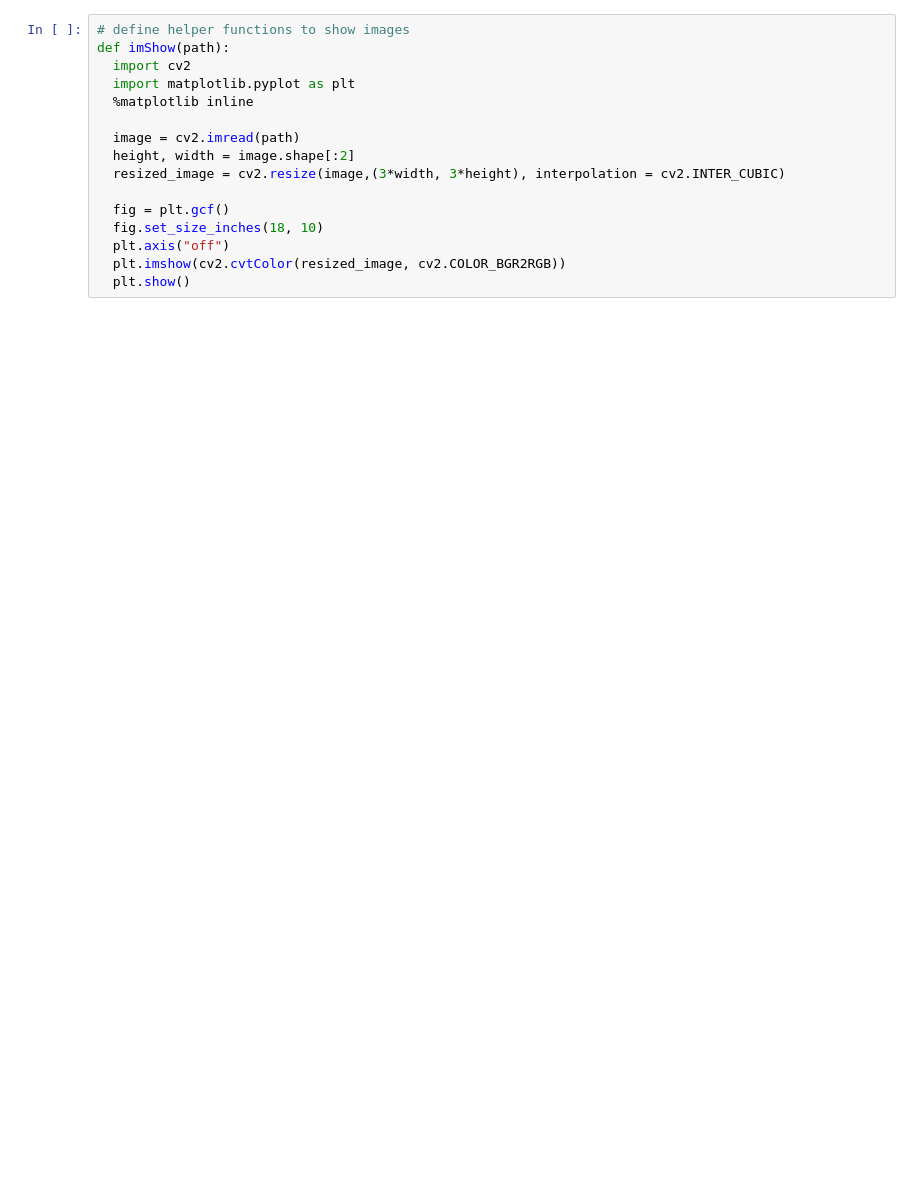
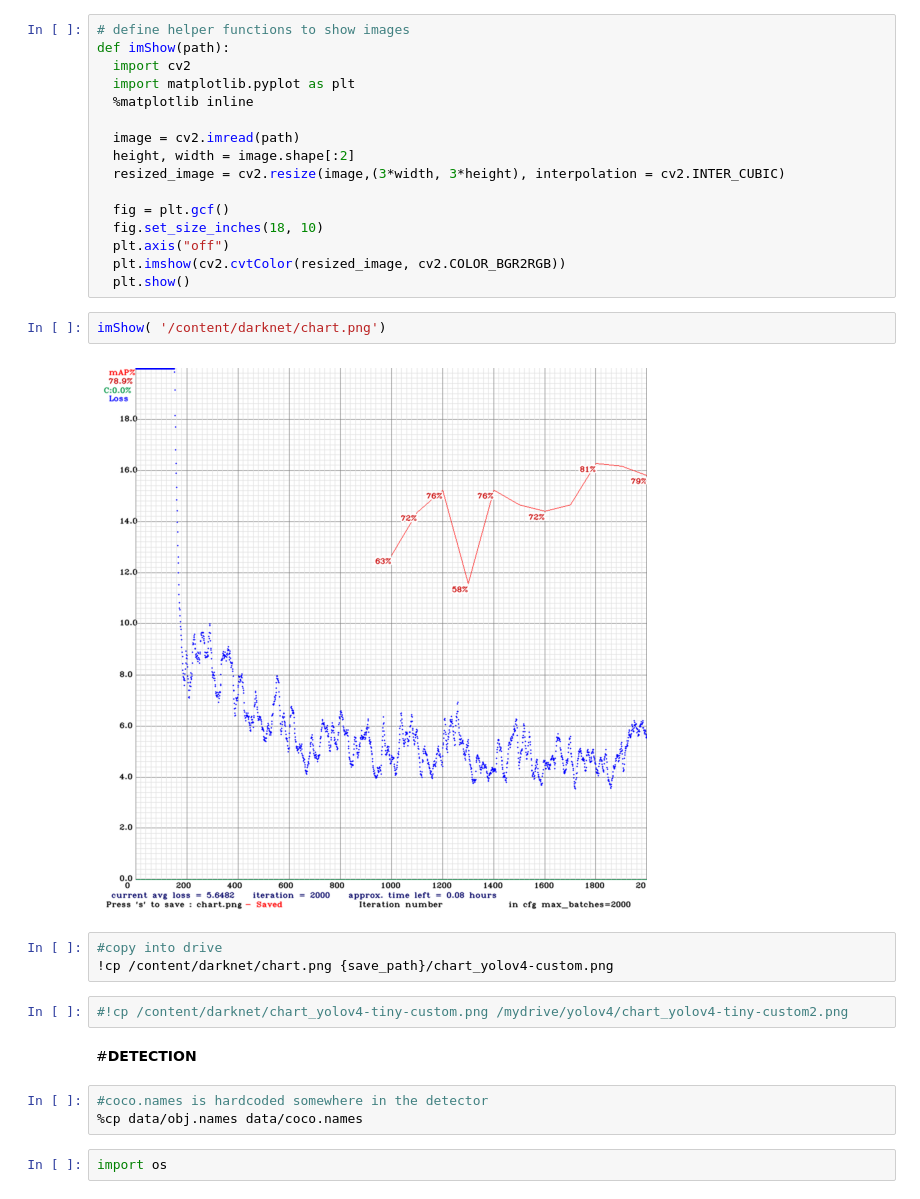
Before and after one commit to carlosechb/DSMaster_2203_Casptone_Computer_Vision, a Jupyter notebook: notebooks/YOLOv4_Custom_Object_Detection.ipynb, the cells around one changed output. Saved outputs shown, nothing was run; the diff lists cells and outputs as text; blank space fills up the shorter version.

Commit message:
Actualización notebook YOlov4

```diff
--- a/notebooks/YOLOv4_Custom_Object_Detection.ipynb
+++ b/notebooks/YOLOv4_Custom_Object_Detection.ipynb
@@ -306,3 +290,19 @@ def imShow(path):
   plt.axis("off")
   plt.imshow(cv2.cvtColor(resized_image, cv2.COLOR_BGR2RGB))
   plt.show()
+# %%
+imShow( '/content/darknet/chart.png')
+# %% [output]
+[figure, added]
+# %%
+#copy into drive
+!cp /content/darknet/chart.png {save_path}/chart_yolov4-custom.png
+# %%
+#!cp /content/darknet/chart_yolov4-tiny-custom.png /mydrive/yolov4/chart_yolov4-tiny-custom2.png
+# %% [markdown]
+#**DETECTION**
+# %%
+#coco.names is hardcoded somewhere in the detector
+%cp data/obj.names data/coco.names
+# %%
+import os
```
Also changed, not shown: parts of 45 cells of this notebook.
